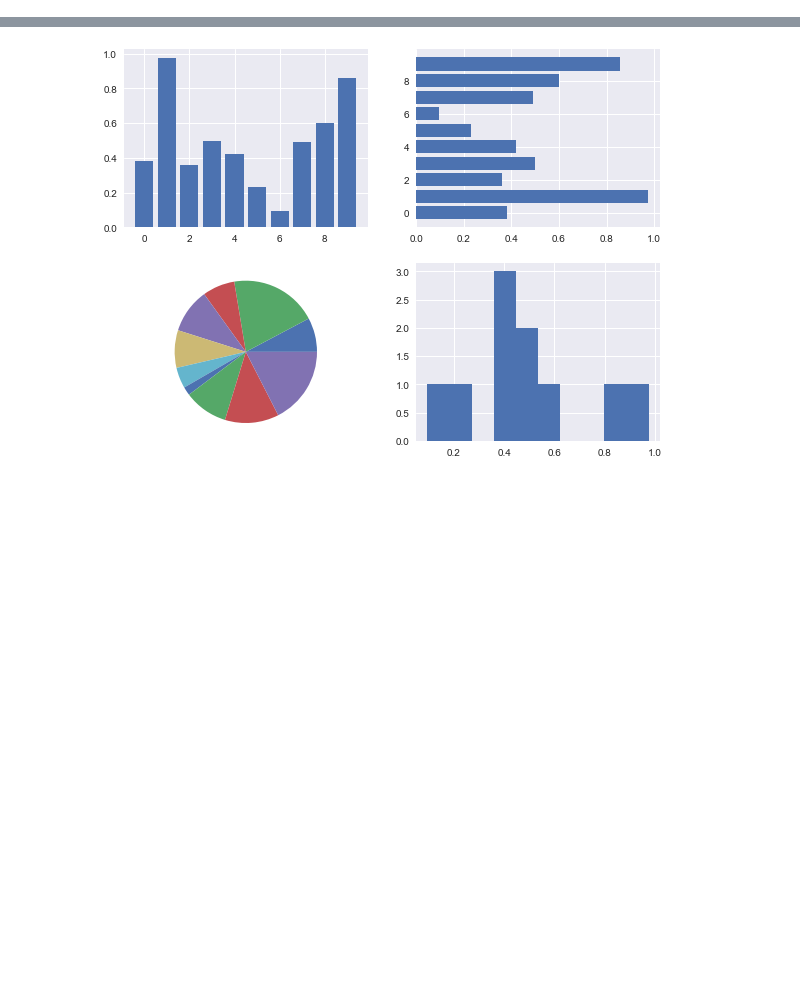
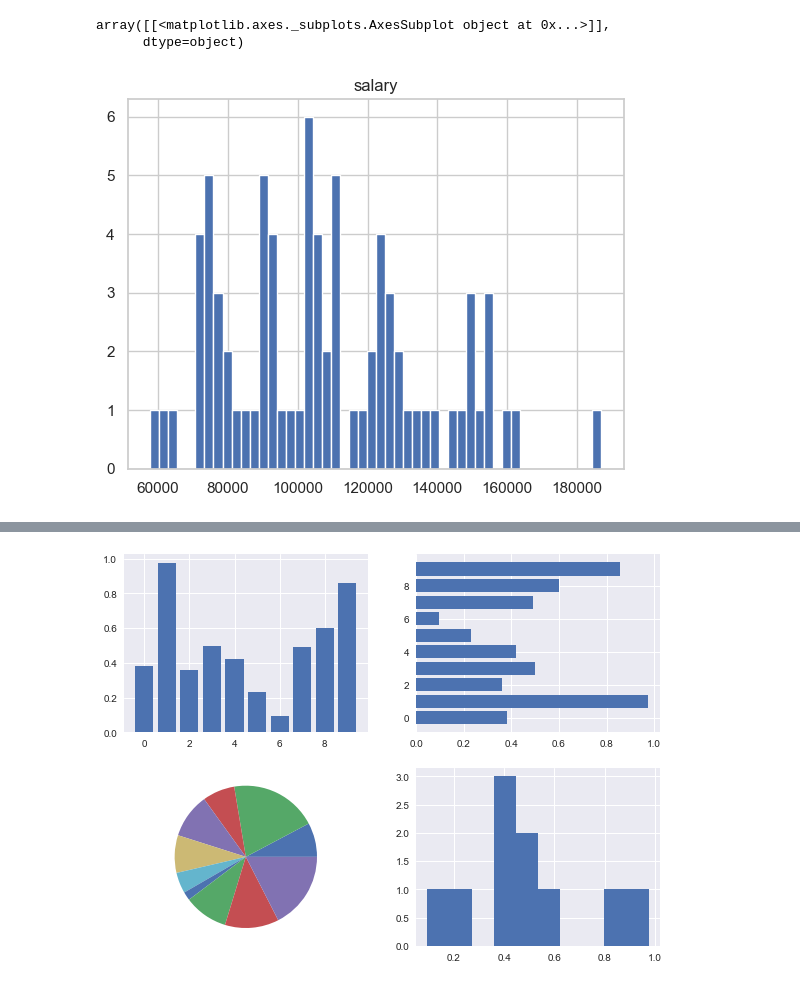
Before and after one commit to data-octo/python_beginner_advanced, a Jupyter notebook: 7 python for data science.ipynb, the cells around one changed output, grey strips where cells are left out. Drawn from its saved outputs; the diff is of its cells as text; code cells hidden in the pictures; blank space fills up the shorter version.

```diff
--- a/7 python for data science.ipynb
+++ b/7 python for data science.ipynb
@@ -7,12 +6,0 @@
-# %%
-import matplotlib.pyplot as plt
-import matplotlib as mpl
-
-mpl.style.use('seaborn')
-
-y = [i for i in range(-100,100,20)]
-x = [i for i in range(len(y))]
-
-plt.plot(x,y)
-plt.scatter(x,y)
-plt.draw()
@@ -273,0 +30,10 @@ plt.show()
+# %%
+# Example of Data Analysis
+
+import pandas as pd
+
+#Read csv file
+df = pd.read_csv("http://rcs.bu.edu/examples/python/data_analysis/Salaries.csv")
+
+#Display a few first records
+df.head(5)
@@ -273,0 +60,7 @@ plt.show()
+# %%
+# Use regular matplotlib function to display a barplot
+df.hist(column='salary', bins=50)
+# %% [output]
+array([[<matplotlib.axes._subplots.AxesSubplot object at 0x...>]],
+      dtype=object)
+[figure, added]
```
Also changed, not shown: parts of 25 cells of this notebook, 3 other files.
